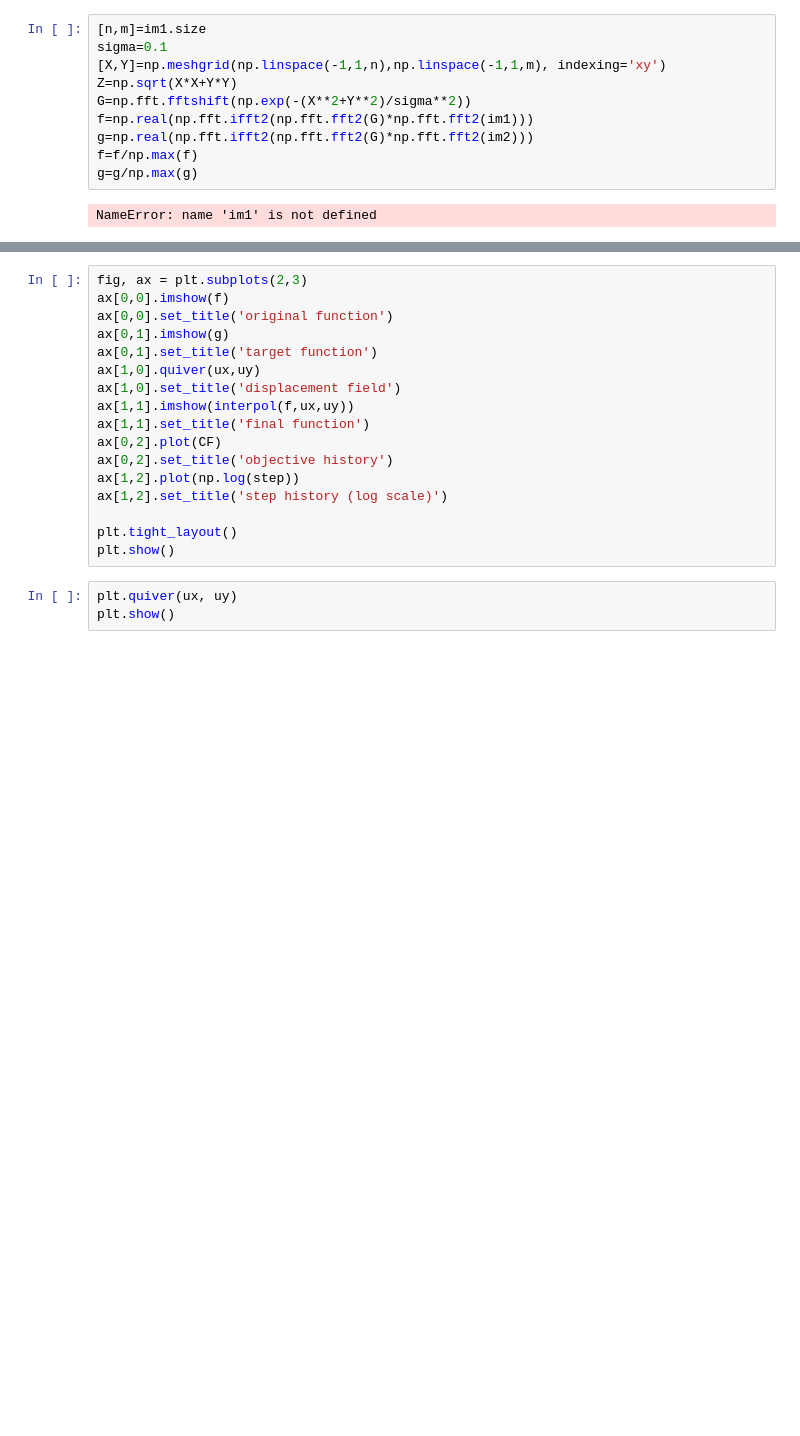
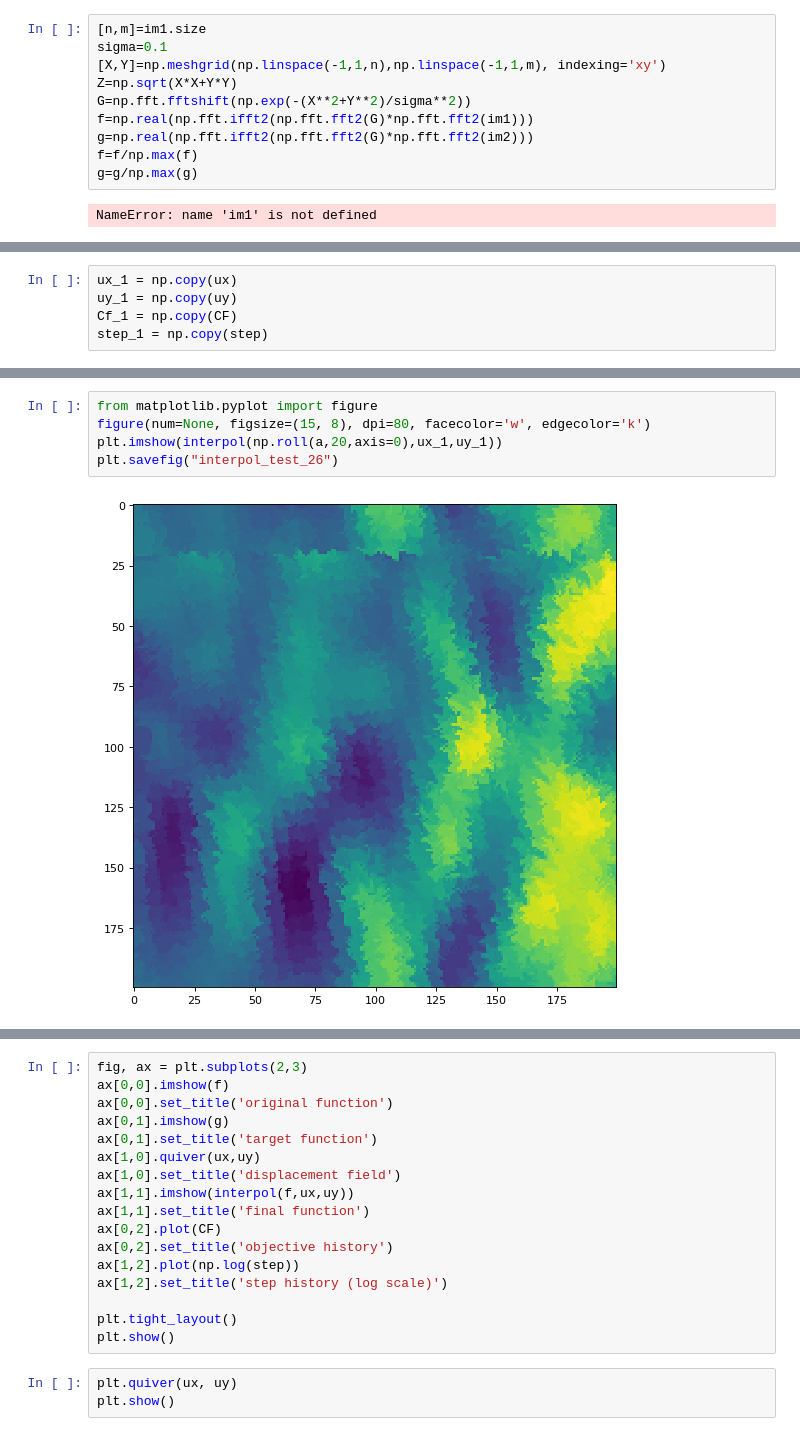
Before and after one commit to YamSok/CESBIO_BIOMASS, a Jupyter notebook: TP_Recalage3.ipynb, the cells around one changed output, grey strips where cells are left out. Saved outputs shown, nothing was run; the diff lists cells and outputs as text; blank space fills up the shorter version.

Commit message:
tests avec tuteur

```diff
--- a/TP_Recalage3.ipynb
+++ b/TP_Recalage3.ipynb
@@ -519,3 +533,8 @@ iteration : 120  cost function : 22693.817014978555 step : 1.28
+# %%
+ux_1 = np.copy(ux)
+uy_1 = np.copy(uy)
+Cf_1 = np.copy(CF)
+step_1 = np.copy(step)
 # %%
 fig, ax = plt.subplots(2,3)
 ax[0,0].imshow(a)
@@ -543,0 +565,7 @@ plt.show()
+# %%
+from matplotlib.pyplot import figure
+figure(num=None, figsize=(15, 8), dpi=80, facecolor='w', edgecolor='k')
+plt.imshow(interpol(np.roll(a,20,axis=0),ux_1,uy_1))
+plt.savefig("interpol_test_26")
+# %% [output]
+[figure, added]
```
Also changed, not shown: parts of 7 cells of this notebook.
